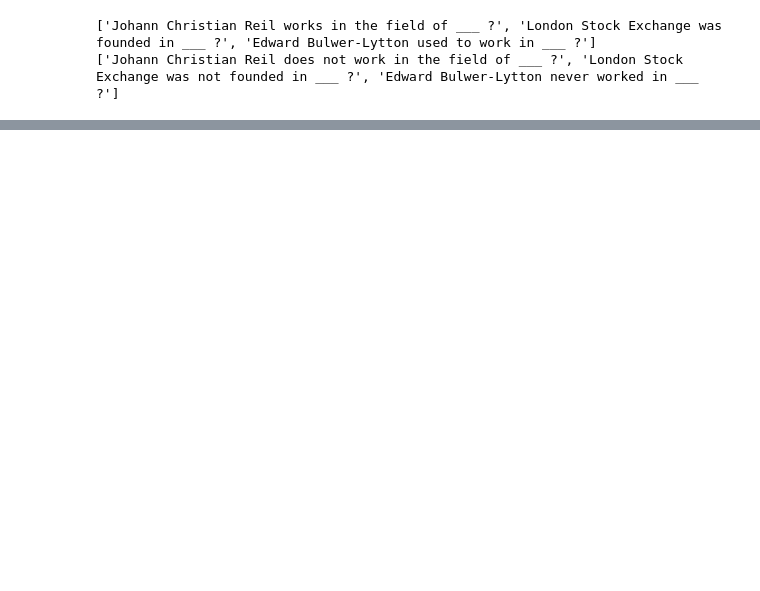
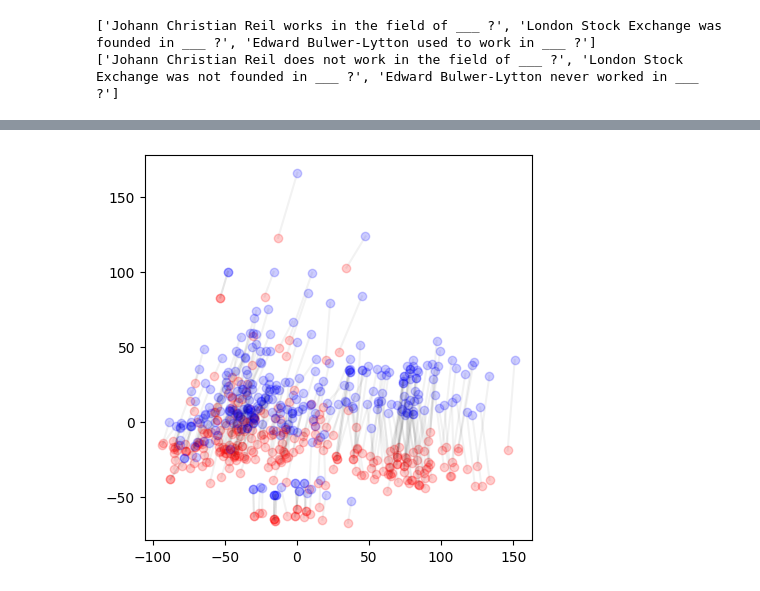
Before and after one commit to yuhui-zh15/InverseScaling, a Jupyter notebook: eval_pipeline/analyze_embedding_space.ipynb, the cells around one changed output, grey strips where cells are left out. Saved outputs shown, nothing was run; the diff lists cells and outputs as text; code cells hidden in the pictures; blank space fills up the shorter version.

Commit message:
add gpt2 emb visualization

```diff
--- a/eval_pipeline/analyze_embedding_space.ipynb
+++ b/eval_pipeline/analyze_embedding_space.ipynb
@@ -70,0 +158,6 @@ reduce_and_visualize(embeddings["ada"][0], embeddings["ada"][1], connection=True
+# %%
+embeddings_gpt2 = pickle.load(open("embeddings_gpt2.pkl", "rb"))
+# %%
+reduce_and_visualize(embeddings_gpt2['gpt2-xl'][0], embeddings_gpt2['gpt2-xl'][1], connection=True)
+# %% [output]
+[figure, added]
```
Also changed, not shown: parts of 19 cells of this notebook, 2 other files.
